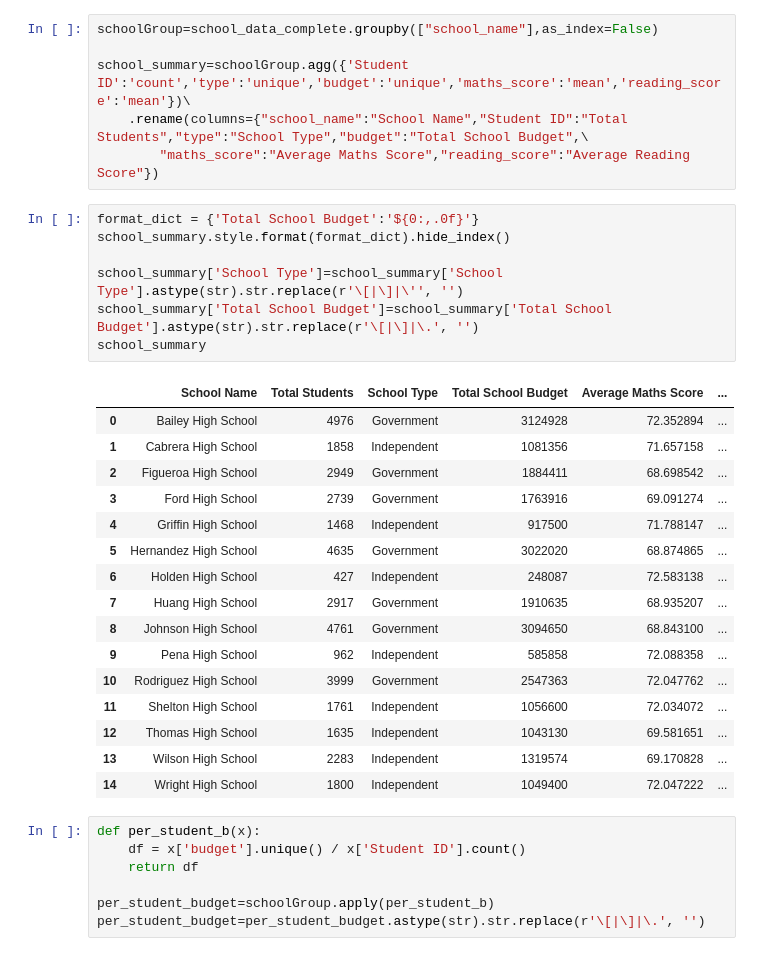
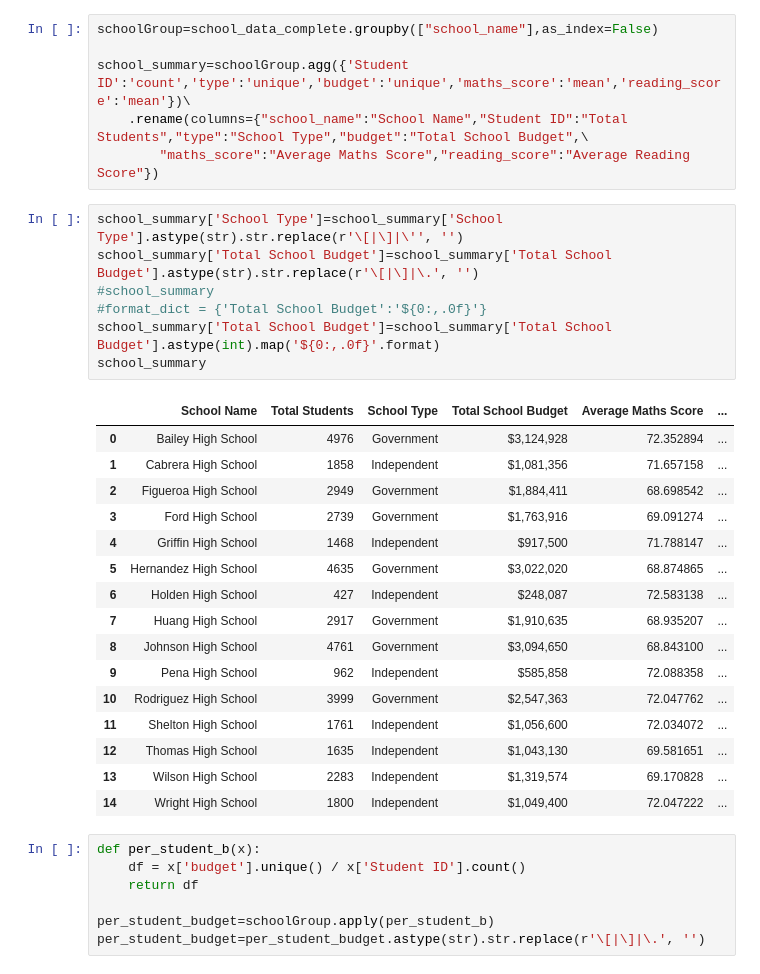
Before and after one commit to Shaunisme/pandas-challenge, a Jupyter notebook: PyCitySchools/PyCitySchools.ipynb, the cells around one changed output. Drawn from its saved outputs; the diff is of its cells as text.

```diff
--- a/PyCitySchools/PyCitySchools.ipynb
+++ b/PyCitySchools/PyCitySchools.ipynb
@@ -104,29 +104,29 @@ school_summary=schoolGroup.agg({'Student ID':'count','type':'unique','budget':'u
     .rename(columns={"school_name":"School Name","Student ID":"Total Students","type":"School Type","budget":"Total School Budget",\
         "maths_score":"Average Maths Score","reading_score":"Average Reading Score"})
 # %%
-format_dict = {'Total School Budget':'${0:,.0f}'}
-school_summary.style.format(format_dict).hide_index()
-
 school_summary['School Type']=school_summary['School Type'].astype(str).str.replace(r'\[|\]|\'', '')
 school_summary['Total School Budget']=school_summary['Total School Budget'].astype(str).str.replace(r'\[|\]|\.', '')
+#school_summary
+#format_dict = {'Total School Budget':'${0:,.0f}'}
+school_summary['Total School Budget']=school_summary['Total School Budget'].astype(int).map('${0:,.0f}'.format)
 school_summary
 # %% [output]
 |  | School Name | Total Students | School Type | Total School Budget | Average Maths Score | ... |
-| 0 | Bailey High School | 4976 | Government | 3124928 | 72.352894 | ... |
-| 1 | Cabrera High School | 1858 | Independent | 1081356 | 71.657158 | ... |
-| 2 | Figueroa High School | 2949 | Government | 1884411 | 68.698542 | ... |
-| 3 | Ford High School | 2739 | Government | 1763916 | 69.091274 | ... |
-| 4 | Griffin High School | 1468 | Independent | 917500 | 71.788147 | ... |
-| 5 | Hernandez High School | 4635 | Government | 3022020 | 68.874865 | ... |
-| 6 | Holden High School | 427 | Independent | 248087 | 72.583138 | ... |
-| 7 | Huang High School | 2917 | Government | 1910635 | 68.935207 | ... |
-| 8 | Johnson High School | 4761 | Government | 3094650 | 68.843100 | ... |
-| 9 | Pena High School | 962 | Independent | 585858 | 72.088358 | ... |
-| 10 | Rodriguez High School | 3999 | Government | 2547363 | 72.047762 | ... |
-| 11 | Shelton High School | 1761 | Independent | 1056600 | 72.034072 | ... |
-| 12 | Thomas High School | 1635 | Independent | 1043130 | 69.581651 | ... |
-| 13 | Wilson High School | 2283 | Independent | 1319574 | 69.170828 | ... |
-| 14 | Wright High School | 1800 | Independent | 1049400 | 72.047222 | ... |
+| 0 | Bailey High School | 4976 | Government | $3,124,928 | 72.352894 | ... |
+| 1 | Cabrera High School | 1858 | Independent | $1,081,356 | 71.657158 | ... |
+| 2 | Figueroa High School | 2949 | Government | $1,884,411 | 68.698542 | ... |
+| 3 | Ford High School | 2739 | Government | $1,763,916 | 69.091274 | ... |
+| 4 | Griffin High School | 1468 | Independent | $917,500 | 71.788147 | ... |
+| 5 | Hernandez High School | 4635 | Government | $3,022,020 | 68.874865 | ... |
+| 6 | Holden High School | 427 | Independent | $248,087 | 72.583138 | ... |
+| 7 | Huang High School | 2917 | Government | $1,910,635 | 68.935207 | ... |
+| 8 | Johnson High School | 4761 | Government | $3,094,650 | 68.843100 | ... |
+| 9 | Pena High School | 962 | Independent | $585,858 | 72.088358 | ... |
+| 10 | Rodriguez High School | 3999 | Government | $2,547,363 | 72.047762 | ... |
+| 11 | Shelton High School | 1761 | Independent | $1,056,600 | 72.034072 | ... |
+| 12 | Thomas High School | 1635 | Independent | $1,043,130 | 69.581651 | ... |
+| 13 | Wilson High School | 2283 | Independent | $1,319,574 | 69.170828 | ... |
+| 14 | Wright High School | 1800 | Independent | $1,049,400 | 72.047222 | ... |
 # %%
 def per_student_b(x):
     df = x['budget'].unique() / x['Student ID'].count()
```
Also changed, not shown: parts of 4 cells of this notebook.
